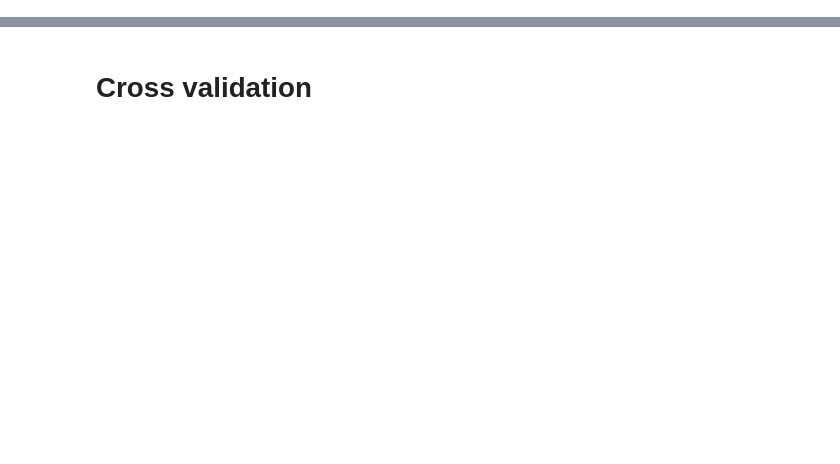
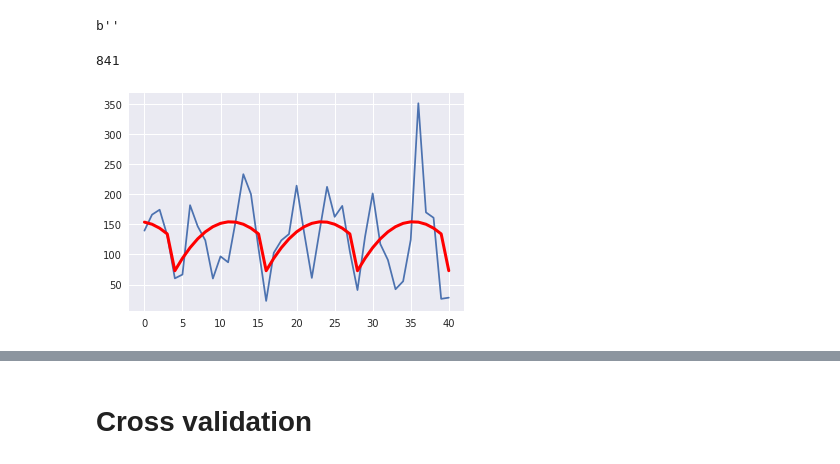
Before and after one commit to alchemist5617/Climate-Network, a Jupyter notebook: Final Version.ipynb, the cells around one changed output, grey strips where cells are left out. Drawn from its saved outputs; the diff is of its cells as text; code cells hidden in the pictures; blank space fills up the shorter version.

```diff
--- a/Final Version.ipynb
+++ b/Final Version.ipynb
@@ -41,7 +43,15 @@ pr = np.swapaxes(pr,0,2)
 
 r = np.arange(0.05,1,0.05)
 # %%
+#data = pr[14:22,3:7,:]
 #data = pr[10:22,3:11,:]
 data = pr[16:23,10:16,:]
+#data = pr[0:6,0:6,:]
 data = cf.unflatten(data)
 data = np.swapaxes(data,0,1)
+data = cf.refine_data(data)
+# %%
+XPATH = "./x13as"
+a = x13_arima_analysis(endog = data[:,5],print_stdout=True,start = '1946-01-01',freq = 'M',x12path=XPATH)
+# %% [output]
+b''
@@ -47,0 +60,21 @@ data = np.swapaxes(data,0,1)
+# %%
+len(X)
+# %% [output]
+841
+# %%
+series = data[:,5]
+X = [i%12 for i in range(0, len(series))]
+degree = 2
+coef = np.polyfit(X, series, degree)
+curve = list()
+for i in range(len(X)):
+    value = coef[-1]
+    for d in range(degree):
+        value += X[i]**(degree-d) * coef[d]
+    curve.append(value)
+# %%
+plt.plot(series[800:])
+plt.plot(curve[800:], color='red', linewidth=3)
+plt.show()
+# %% [output]
+[figure, added]
```
Also changed, not shown: parts of 97 cells of this notebook.
